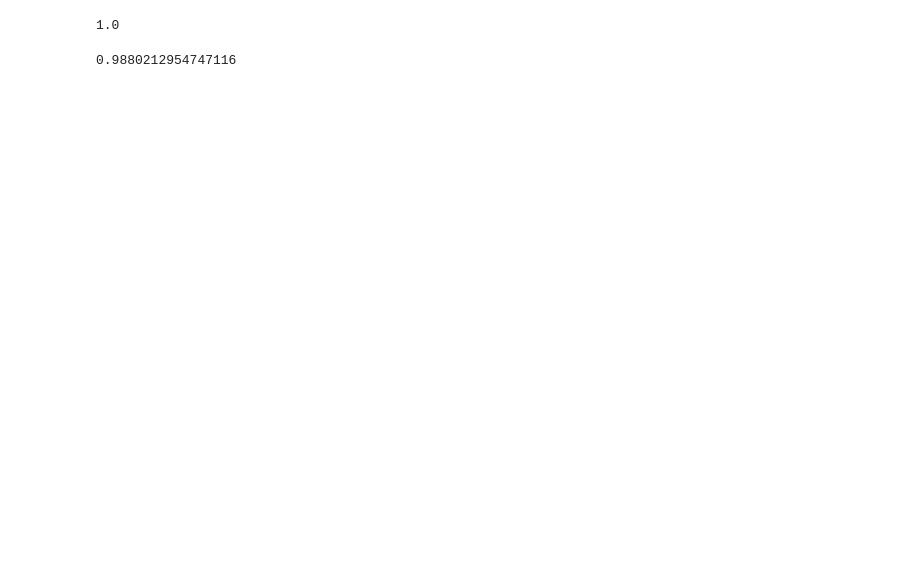
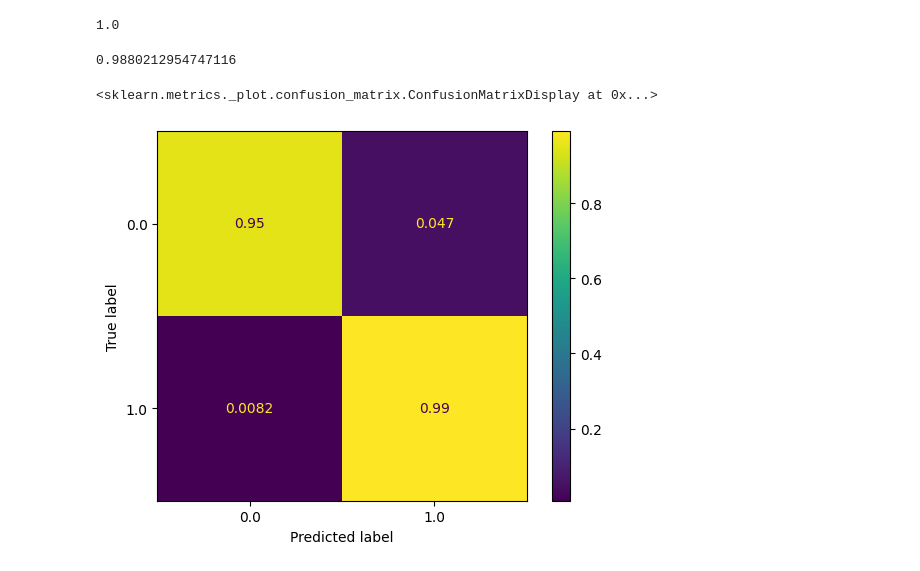
Before and after one commit to daniel-alexandr/adv_ml_application_assignment_1, a Jupyter notebook: notebooks/Experiment_A.ipynb, the cells around one changed output. Cells and saved outputs as stored; diff of their text form; code cells hidden in the pictures; blank space fills up the shorter version.

Commit message:
Getting ROC score for full train dataset without undersampling

```diff
--- a/notebooks/Experiment_A.ipynb
+++ b/notebooks/Experiment_A.ipynb
@@ -545,13 +545,13 @@ The accuracy score is very high on the baseline model, however thats not what we
 
 from sklearn.model_selection import train_test_split
 # %%
-target_train=fully_processed_dataset_train.pop('drafted')
-features_train=fully_processed_dataset_train
+target_train_undersampled=fully_processed_dataset_train.pop('drafted')
+features_train_undersampled=fully_processed_dataset_train
 
 
 # fully_processed_dataset_train
 
-x_train, x_val, y_train, y_val = train_test_split(features_train, target_train, test_size=0.1, stratify=target_train, random_state=42)
+x_train, x_val, y_train, y_val = train_test_split(features_train_undersampled, target_train_undersampled, test_size=0.1, stratify=target_train_undersampled, random_state=42)
 # %%
 #  Importing RF classifier
 
@@ -640,0 +627,6 @@ roc_auc
+# %%
+# Confusion matrix for full training data, not undersampled.
+ConfusionMatrixDisplay.from_estimator(rf_classifier, features_train, target_df_train, normalize='true')
+# %% [output]
+<sklearn.metrics._plot.confusion_matrix.ConfusionMatrixDisplay at 0x...>
+[figure, added]
```
Also changed, not shown: parts of 3 cells of this notebook.
